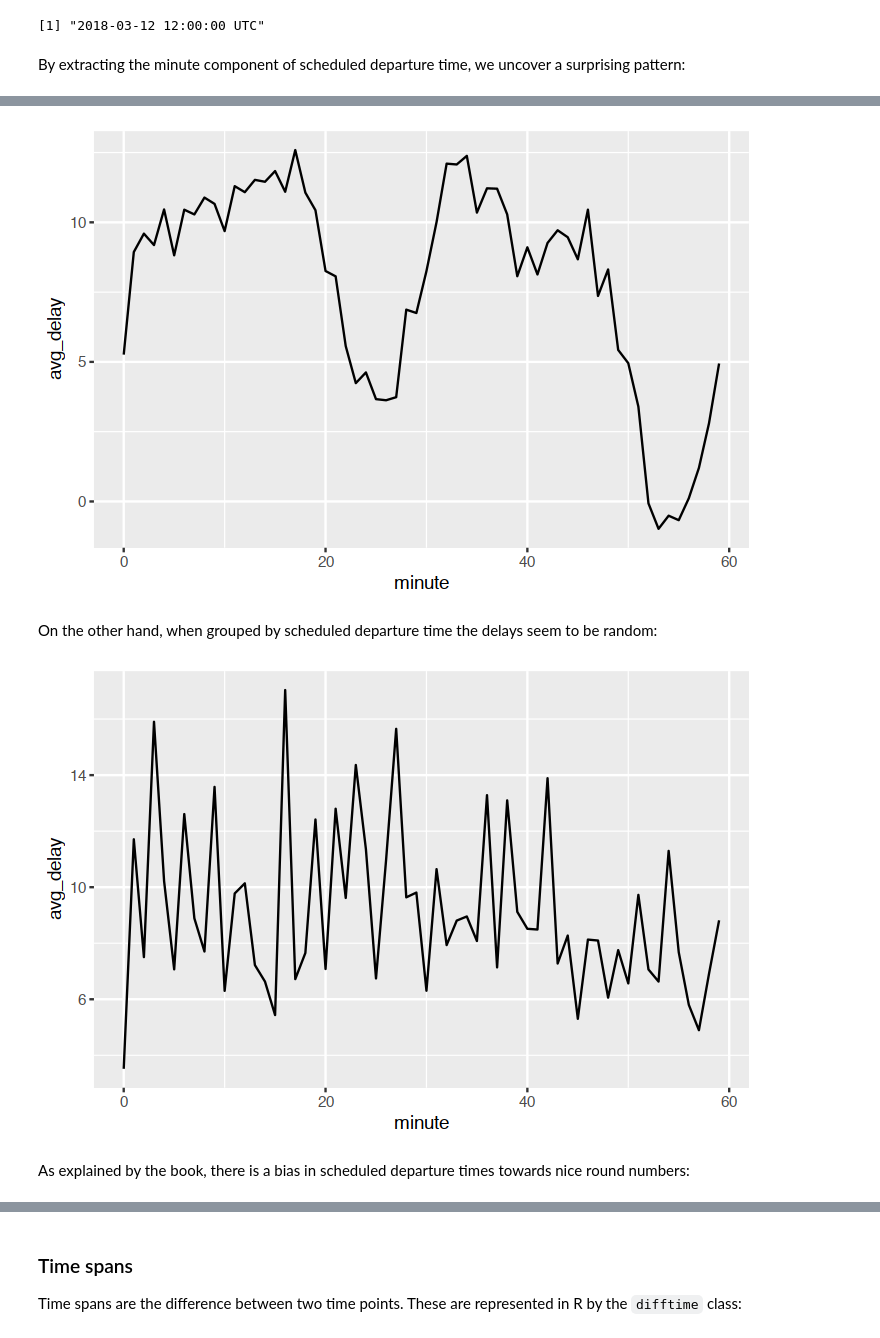
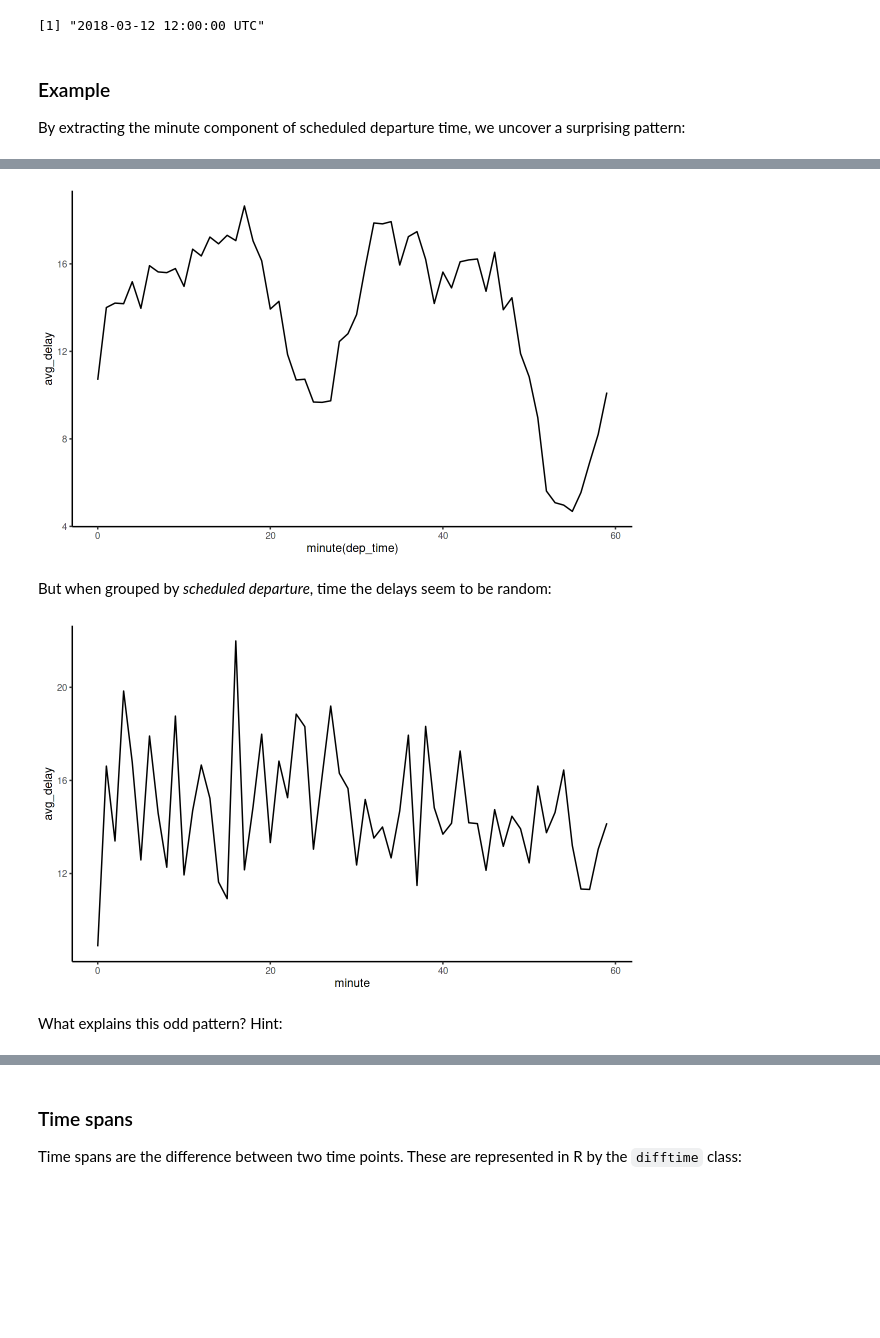
Before and after one commit to stats306/w23, a Jupyter notebook: lectures/week11/lecture15.ipynb, the cells around one changed output, grey strips where cells are left out. Saved outputs shown, nothing was run; the diff lists cells and outputs as text; code cells hidden in the pictures; blank space fills up the shorter version.

```diff
--- a/lectures/week11/lecture15.ipynb
+++ b/lectures/week11/lecture15.ipynb
@@ -5,6 +5,8 @@ library(forcats)
 library(nycflights13)
 # install.packages("tidytext")
 library(tidytext)
+theme_set(theme_classic())
+options(repr.plot.width=8, repr.plot.height=5, repr.plot.res=150)
 # %% [markdown]
 # Lecture 15: Dates
 # %% [markdown]
@@ -244,0 +211,4 @@ Julian was born on September 22, 2019 at 1:05PM EDT. How many seconds old is Jul
+# %%
+# create datetime and sched_dep_time from flights
+flights_dt <- flights %>% mutate(across(c(dep_time, sched_dep_time, arr_time, sched_arr_time),
+                          ~ make_datetime(year, month, day, . %/% 100, . %% 100)))
@@ -250,14 +236,15 @@ mdy_hms(c("March 12, 2018 12:00:00"))
 # %% [output]
 [1] "2018-03-12 12:00:00 UTC"
 # %% [markdown]
+### Example
 By extracting the minute component of scheduled departure time, we uncover a surprising pattern:
 # %%
 flights_dt %>%
   mutate(minute = minute(dep_time)) %>%
   group_by(minute) %>%
   summarise(
-    avg_delay = mean(arr_delay, na.rm = TRUE),
+    avg_delay = mean(dep_delay, na.rm = TRUE),
     n = n()) %>%
   ggplot(aes(minute, avg_delay)) +
-    geom_line()
+    geom_line() + labs(x="minute(dep_time)")
 # %% [output]
@@ -264,18 +253,18 @@ flights_dt %>%
-[figure, old version]
+[figure, new version]
 # %% [markdown]
-On the other hand, when grouped by scheduled departure time the delays seem to be random:
+But when grouped by *scheduled departure*, time the delays seem to be random:
 # %%
 sched_dep <- flights_dt %>%
   mutate(minute = minute(sched_dep_time)) %>%
   group_by(minute) %>%
   summarise(
-    avg_delay = mean(arr_delay, na.rm = TRUE),
+    avg_delay = mean(dep_delay, na.rm = TRUE),
     n = n())
 
 ggplot(sched_dep, aes(minute, avg_delay)) +
   geom_line()
 # %% [output]
-[figure, old version]
+[figure, new version]
-# %% [markdown]
-As explained by the book, there is a bias in scheduled departure times towards nice round numbers:
+# %% [markdown]
+What explains this odd pattern? Hint:
 # %%
```
Also changed, not shown: parts of 80 cells of this notebook.
